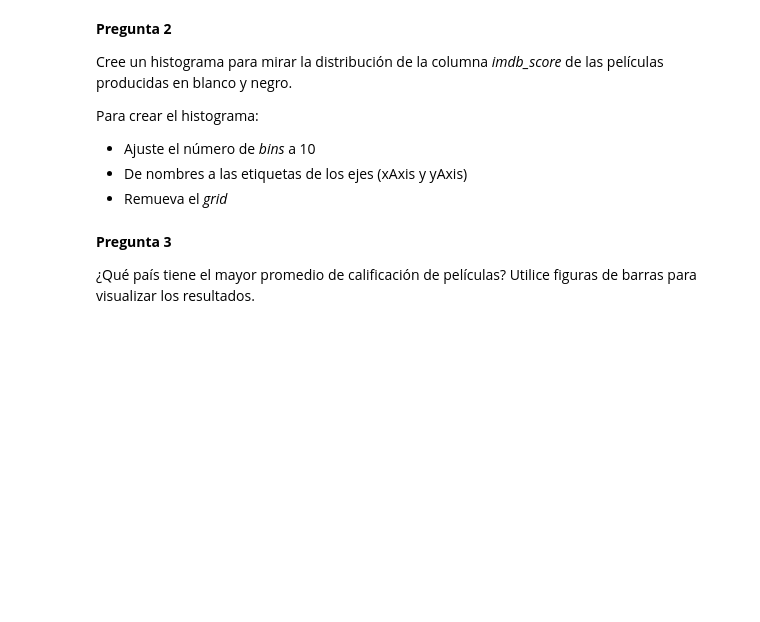
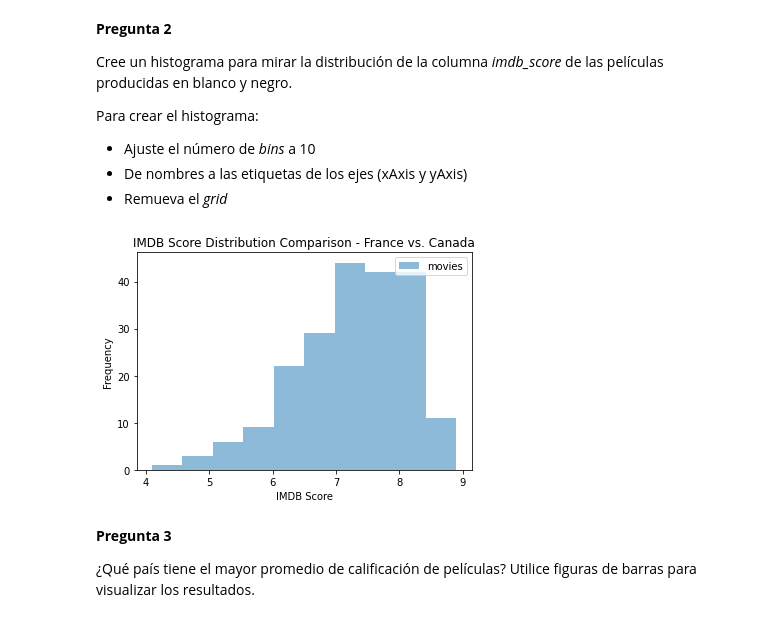
Before and after one commit to bened18/proyecto-integrador-1-taller-2, a Jupyter notebook: IMDBAnalyticsColab/IMDBAnalyticsColab_Workshop.ipynb, the cells around one changed output. Saved outputs shown, nothing was run; the diff lists cells and outputs as text; code cells hidden in the pictures; blank space fills up the shorter version.

```diff
--- a/IMDBAnalyticsColab/IMDBAnalyticsColab_Workshop.ipynb
+++ b/IMDBAnalyticsColab/IMDBAnalyticsColab_Workshop.ipynb
@@ -86,3 +124,14 @@ Para crear el histograma:
+# %%
+bw_movies = df[df['color'] == ' Black and White']
+
+plt.hist(bw_movies['imdb_score'], alpha=0.5, label='movies', bins=10)
+plt.legend(loc='upper right')
+plt.xlabel('IMDB Score')
+plt.ylabel('Frequency')
+plt.title('IMDB Score Distribution Comparison - France vs. Canada')
+plt.show()
+# %% [output]
+[figure, added]
 # %% [markdown]
 **Pregunta 3**
 
```
Also changed, not shown: parts of 17 cells of this notebook.
